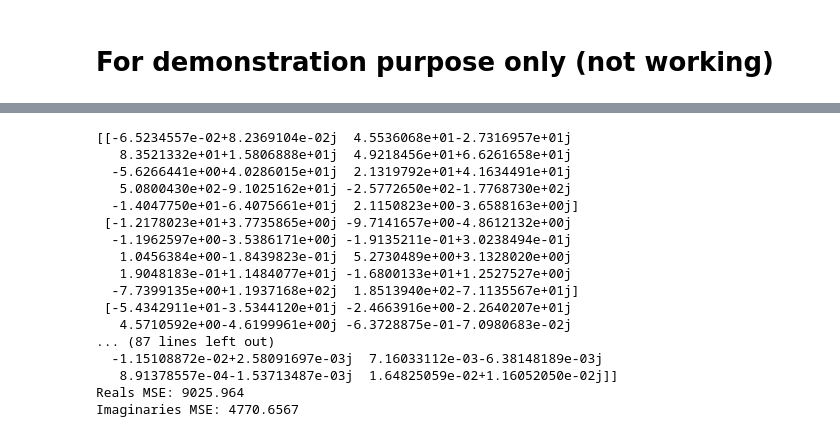
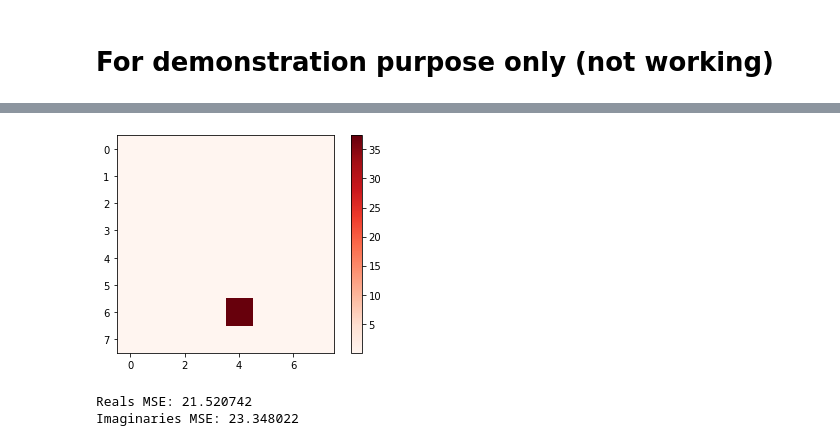
Before and after one commit to QuantumRadioAstronomy/visibility_repr, a Jupyter notebook: IQFT_pennylane.ipynb, the cells around one changed output, grey strips where cells are left out. Drawn from its saved outputs; the diff is of its cells as text; code cells hidden in the pictures.

```diff
--- a/IQFT_pennylane.ipynb
+++ b/IQFT_pennylane.ipynb
@@ -131,10 +130,11 @@ Wires: range(0, 7)
+# %%
+modulus = np.absolute(sky_image)
+plt.imshow(modulus, cmap='Reds')
+plt.colorbar();
+# %% [output]
+[figure, added]
 # %%
 fidelity = readout
-
-print(fidelity)
-print()
-print(sky_image)
-#fidelity = np.fft.ifft2(readout).astype('complex64')
 
 test2_real = ((sky_image.real - fidelity.real)**2).mean()
 test2_imag = ((sky_image.imag - fidelity.imag)**2).mean()
@@ -142,23 +142,8 @@ test2_imag = ((sky_image.imag - fidelity.imag)**2).mean()
 print('Reals MSE: '+ str(test2_real))
 print('Imaginaries MSE: '+ str(test2_imag))
 # %% [output]
-[[-6.5234557e-02+8.2369104e-02j  4.5536068e+01-2.7316957e+01j
-   8.3521332e+01+1.5806888e+01j  4.9218456e+01+6.6261658e+01j
-  -5.6266441e+00+4.0286015e+01j  2.1319792e+01+4.1634491e+01j
-   5.0800430e+02-9.1025162e+01j -2.5772650e+02-1.7768730e+02j
-  -1.4047750e+01-6.4075661e+01j  2.1150823e+00-3.6588163e+00j]
- [-1.2178023e+01+3.7735865e+00j -9.7141657e+00-4.8612132e+00j
-  -1.1962597e+00-3.5386171e+00j -1.9135211e-01+3.0238494e-01j
-   1.0456384e+00-1.8439823e-01j  5.2730489e+00+3.1328020e+00j
-   1.9048183e-01+1.1484077e+01j -1.6800133e+01+1.2527527e+00j
-  -7.7399135e+00+1.1937168e+02j  1.8513940e+02-7.1135567e+01j]
- [-5.4342911e+01-3.5344120e+01j -2.4663916e+00-2.2640207e+01j
-   4.5710592e+00-4.6199961e+00j -6.3728875e-01-7.0980683e-02j
-... (87 lines left out)
-  -1.15108872e-02+2.58091697e-03j  7.16033112e-03-6.38148189e-03j
-   8.91378557e-04-1.53713487e-03j  1.64825059e-02+1.16052050e-02j]]
-Reals MSE: 9025.964
-Imaginaries MSE: 4770.6567
+Reals MSE: 21.520742
+Imaginaries MSE: 23.348022
 # %%
 fig, axs = plt.subplots(1, 2, figsize=(15,5))
 modulus1 = np.absolute(fidelity)
```
Also changed, not shown: parts of 9 cells of this notebook, 1 other file.
